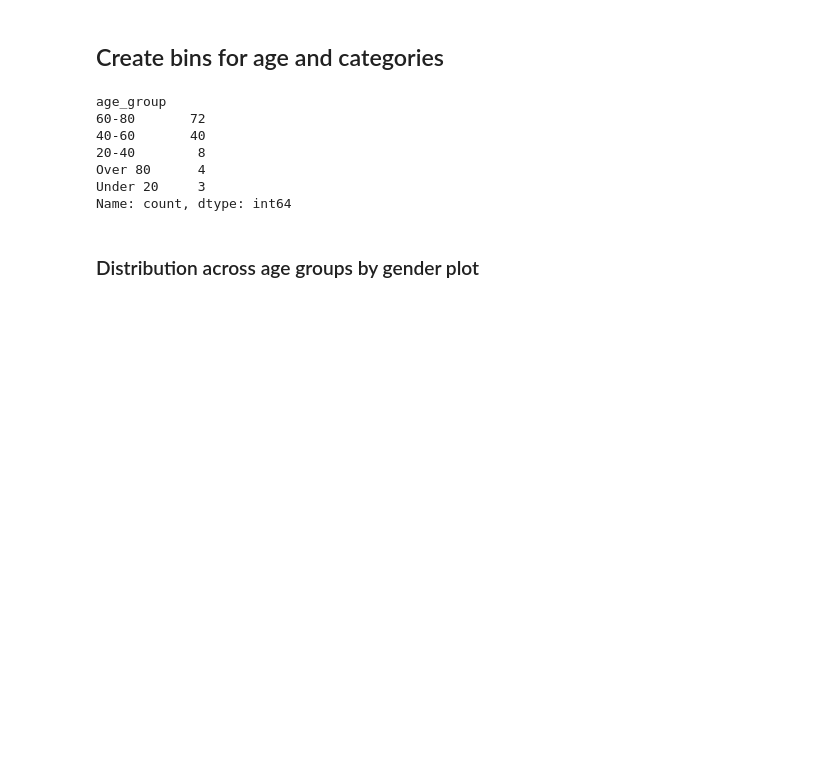
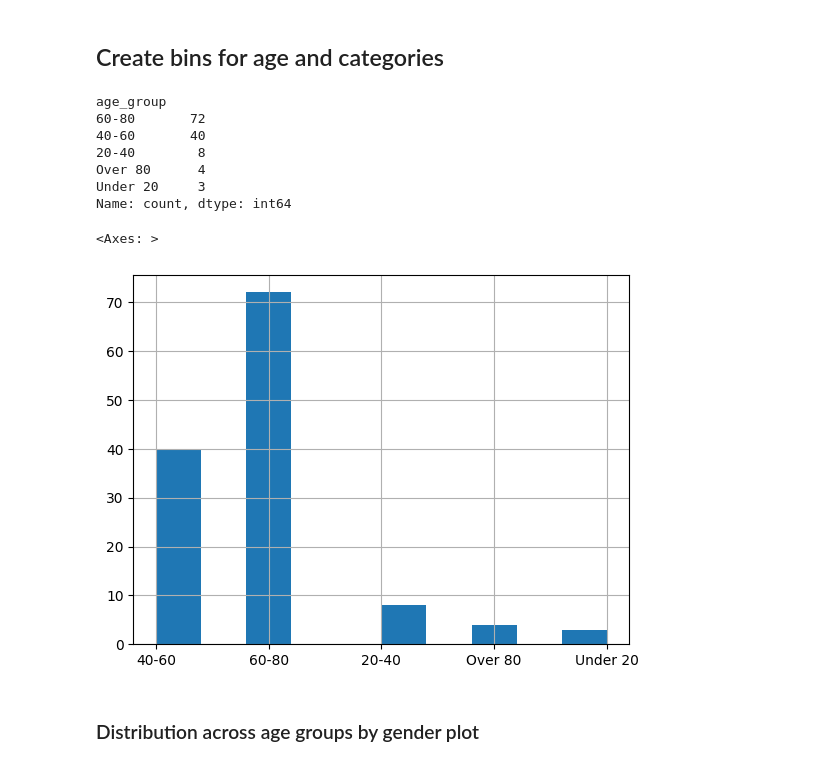
Before and after one commit to mireiafrt/master-thesis, a Jupyter notebook: notebooks/metadata_eda.ipynb, the cells around one changed output. Saved outputs shown, nothing was run; the diff lists cells and outputs as text; code cells hidden in the pictures; blank space fills up the shorter version.

```diff
--- a/notebooks/metadata_eda.ipynb
+++ b/notebooks/metadata_eda.ipynb
@@ -178,3 +178,9 @@ ax.legend()
 plt.show()
 # %% [output]
 [figure]
+# %%
+bins = [0, 20, 40, 60, 80, float('inf')]  # Adjusting bin edges to include 'over 80'
+labels = ['Under 20', '20-40', '40-60', '60-80', 'Over 80']  # Corresponding labels
+sub_df_1['age_group'] = pd.cut(sub_df_1['age'], bins=bins, labels=labels, right=False)
+
+sub_df_1[['Patient Sex', 'age_group']].value_counts()
@@ -401,6 +425,11 @@ age_group
 Over 80      4
 Under 20     3
 Name: count, dtype: int64
+# %%
+new_df['age_group'].hist()
+# %% [output]
+<Axes: >
+[figure, added]
 # %% [markdown]
 ### Distribution across age groups by gender plot
 # %% [markdown]
```
Also changed, not shown: parts of 3 cells of this notebook.
